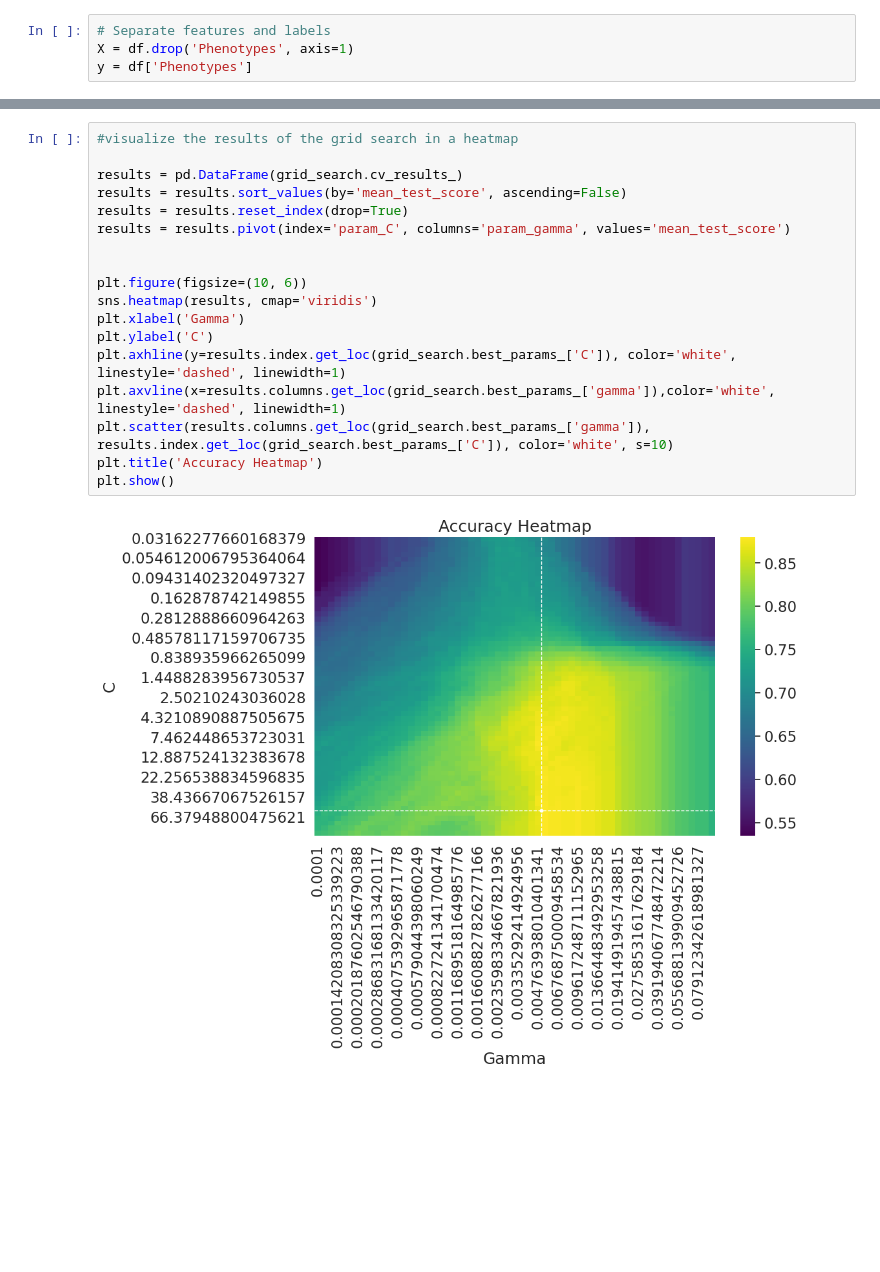
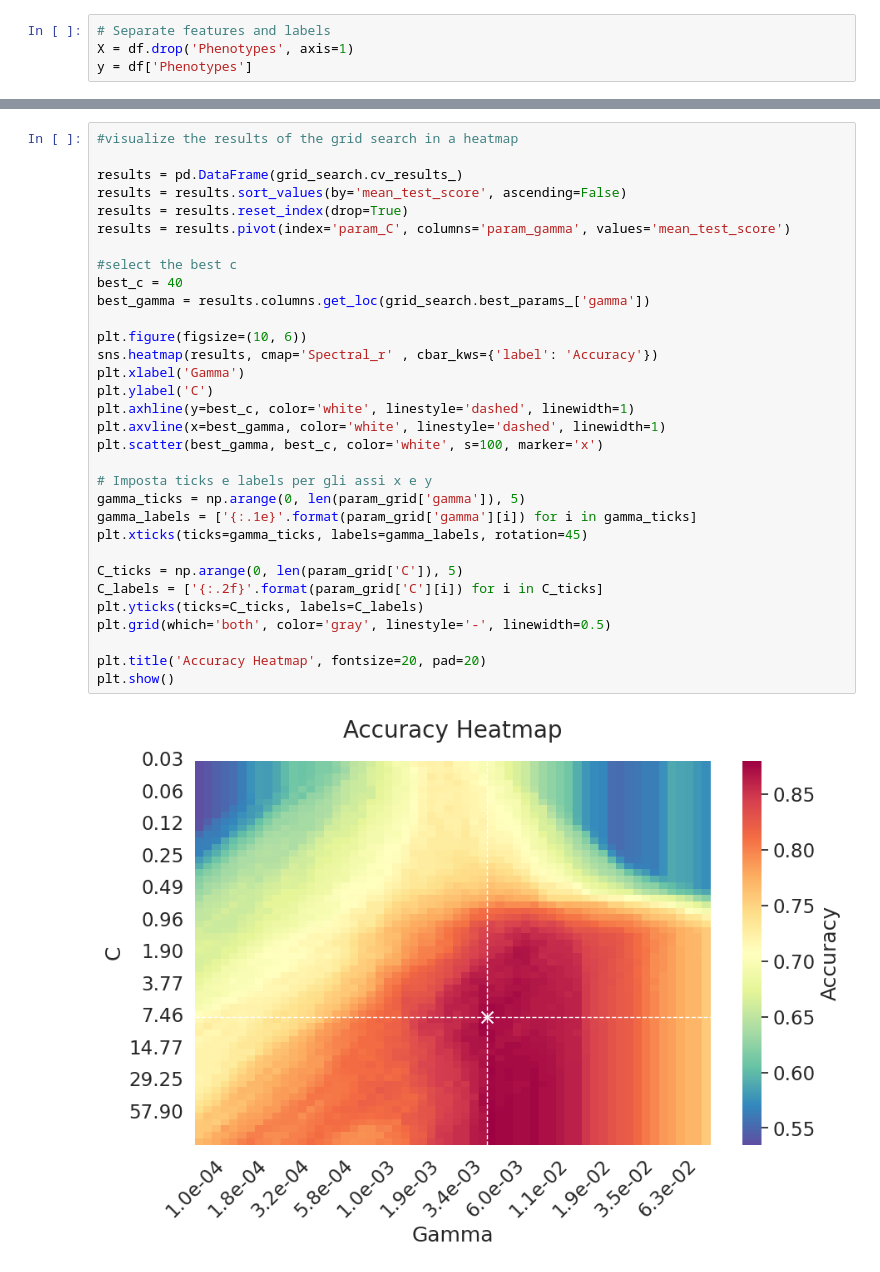
Before and after one commit to MarcoNapoleone/thesis, a Jupyter notebook: notebooks/models/rbf-svm/ST001937_RBF-SVM-fine-tuning.ipynb, the cells around one changed output, grey strips where cells are left out. Drawn from its saved outputs; the diff is of its cells as text; blank space fills up the shorter version.

Commit message:
v 2.4 - plots

```diff
--- a/notebooks/models/rbf-svm/ST001937_RBF-SVM-fine-tuning.ipynb
+++ b/notebooks/models/rbf-svm/ST001937_RBF-SVM-fine-tuning.ipynb
@@ -72,23 +71,37 @@ Fitting 10 folds for each of 3600 candidates, totalling 36000 fits
 # %%
 #visualize the results of the grid search in a heatmap
 
 results = pd.DataFrame(grid_search.cv_results_)
 results = results.sort_values(by='mean_test_score', ascending=False)
 results = results.reset_index(drop=True)
 results = results.pivot(index='param_C', columns='param_gamma', values='mean_test_score')
 
+#select the best c
+best_c = 40
+best_gamma = results.columns.get_loc(grid_search.best_params_['gamma'])
 
 plt.figure(figsize=(10, 6))
-sns.heatmap(results, cmap='viridis')
+sns.heatmap(results, cmap='Spectral_r' , cbar_kws={'label': 'Accuracy'})
 plt.xlabel('Gamma')
 plt.ylabel('C')
-plt.axhline(y=results.index.get_loc(grid_search.best_params_['C']), color='white', linestyle='dashed', linewidth=1)
-plt.axvline(x=results.columns.get_loc(grid_search.best_params_['gamma']),color='white', linestyle='dashed', linewidth=1)
-plt.scatter(results.columns.get_loc(grid_search.best_params_['gamma']), results.index.get_loc(grid_search.best_params_['C']), color='white', s=10)
-plt.title('Accuracy Heatmap')
+plt.axhline(y=best_c, color='white', linestyle='dashed', linewidth=1)
+plt.axvline(x=best_gamma, color='white', linestyle='dashed', linewidth=1)
+plt.scatter(best_gamma, best_c, color='white', s=100, marker='x')
+
+# Imposta ticks e labels per gli assi x e y
+gamma_ticks = np.arange(0, len(param_grid['gamma']), 5)
+gamma_labels = ['{:.1e}'.format(param_grid['gamma'][i]) for i in gamma_ticks]
+plt.xticks(ticks=gamma_ticks, labels=gamma_labels, rotation=45)
+
+C_ticks = np.arange(0, len(param_grid['C']), 5)
+C_labels = ['{:.2f}'.format(param_grid['C'][i]) for i in C_ticks]
+plt.yticks(ticks=C_ticks, labels=C_labels)
+plt.grid(which='both', color='gray', linestyle='-', linewidth=0.5)
+
+plt.title('Accuracy Heatmap', fontsize=20, pad=20)
 plt.show()
 # %% [output]
-[figure, old version]
+[figure, new version]
 # %%
 import matplotlib.pyplot as plt
 import numpy as np
```
Also changed, not shown: parts of 4 cells of this notebook, 2 other files.
